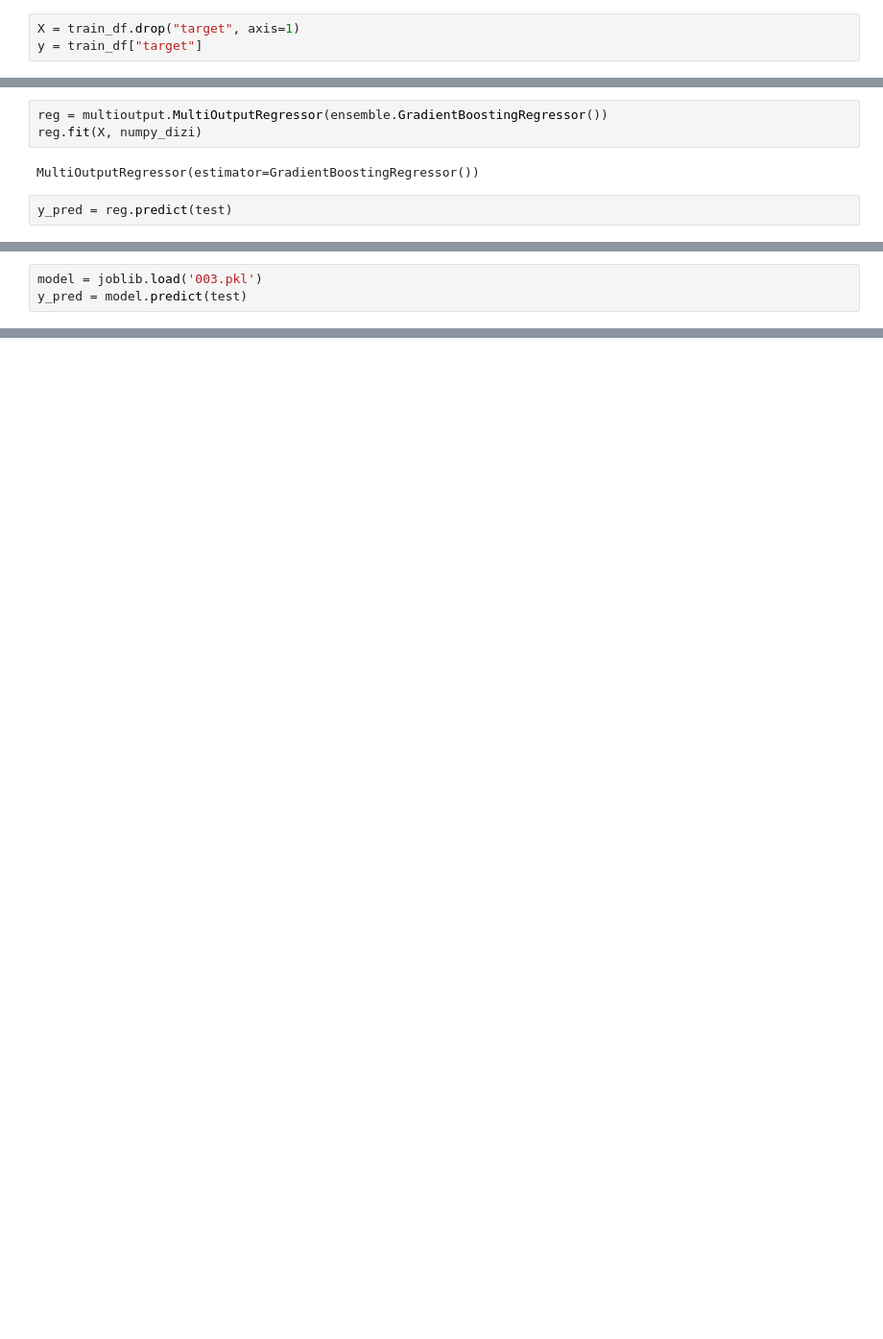
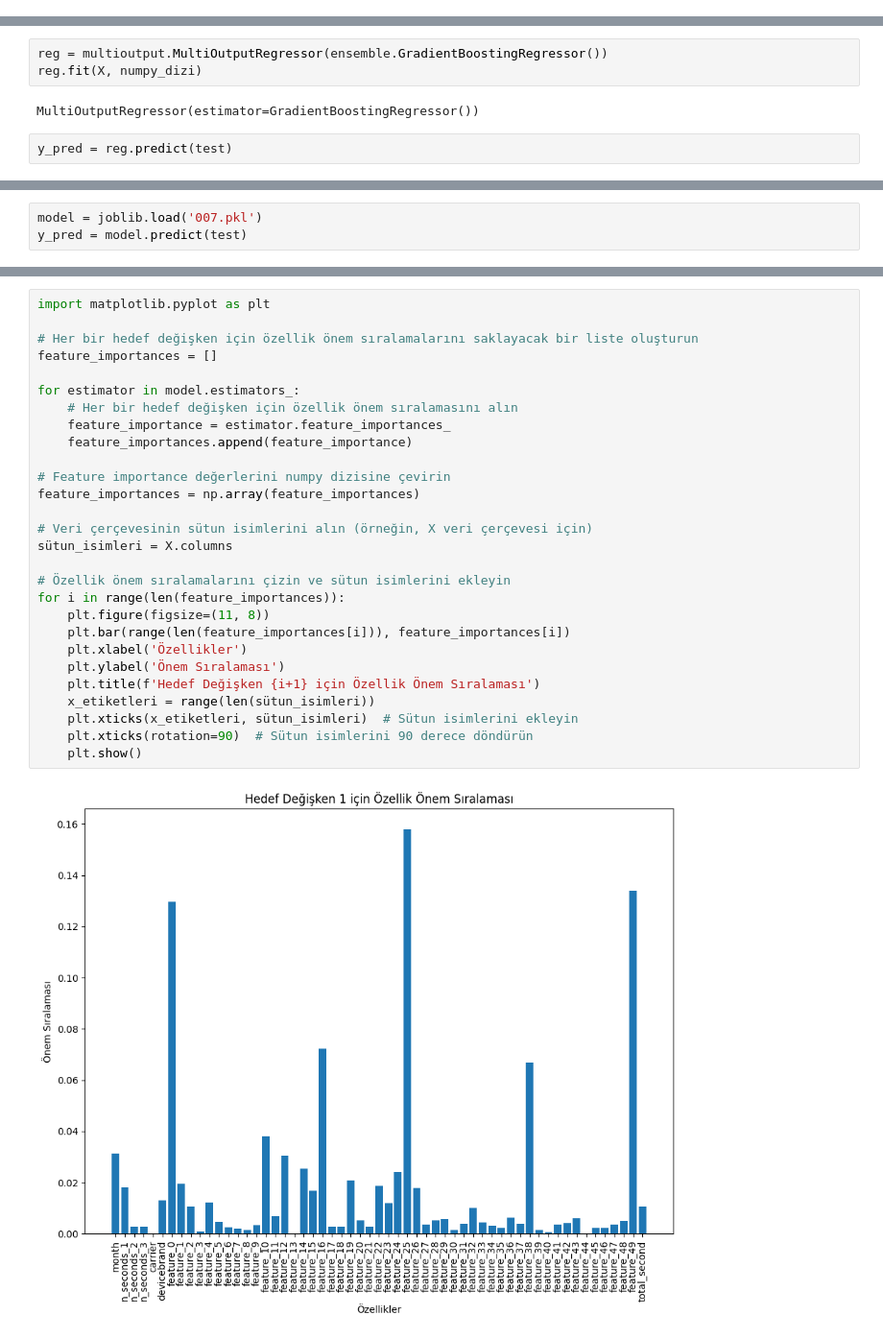
Before and after one commit to hamza37yavuz/isbankasi_cyberbros, a Jupyter notebook: model.ipynb, the cells around one changed output, grey strips where cells are left out. Shown: that part at 96% size. Saved outputs shown, nothing was run; the diff lists cells and outputs as text; blank space fills up the shorter version.

```diff
--- a/model.ipynb
+++ b/model.ipynb
@@ -145,3 +124,0 @@ train_df = dataprep1(train_df)
-# %%
-X = train_df.drop("target", axis=1)
-y = train_df["target"]
@@ -178,5 +136,5 @@ joblib.dump(reg, "003.pkl")
 # %%
-model = joblib.load('003.pkl')
+model = joblib.load('007.pkl')
 y_pred = model.predict(test)
 # %%
 def sample_sub(ypred):
@@ -208,0 +166,30 @@ df.to_csv('003.csv',index=False)
+# %%
+import matplotlib.pyplot as plt
+
+# Her bir hedef değişken için özellik önem sıralamalarını saklayacak bir liste oluşturun
+feature_importances = []
+
+for estimator in model.estimators_:
+    # Her bir hedef değişken için özellik önem sıralamasını alın
+    feature_importance = estimator.feature_importances_
+    feature_importances.append(feature_importance)
+
+# Feature importance değerlerini numpy dizisine çevirin
+feature_importances = np.array(feature_importances)
+
+# Veri çerçevesinin sütun isimlerini alın (örneğin, X veri çerçevesi için)
+sütun_isimleri = X.columns
+
+# Özellik önem sıralamalarını çizin ve sütun isimlerini ekleyin
+for i in range(len(feature_importances)):
+    plt.figure(figsize=(11, 8))
+    plt.bar(range(len(feature_importances[i])), feature_importances[i])
+    plt.xlabel('Özellikler')
+    plt.ylabel('Önem Sıralaması')
+    plt.title(f'Hedef Değişken {i+1} için Özellik Önem Sıralaması')
+    x_etiketleri = range(len(sütun_isimleri))
+    plt.xticks(x_etiketleri, sütun_isimleri)  # Sütun isimlerini ekleyin
+    plt.xticks(rotation=90)  # Sütun isimlerini 90 derece döndürün
+    plt.show()
+# %% [output]
+[figure, added]
```
Also changed, not shown: parts of 19 cells of this notebook, 4 other files.
